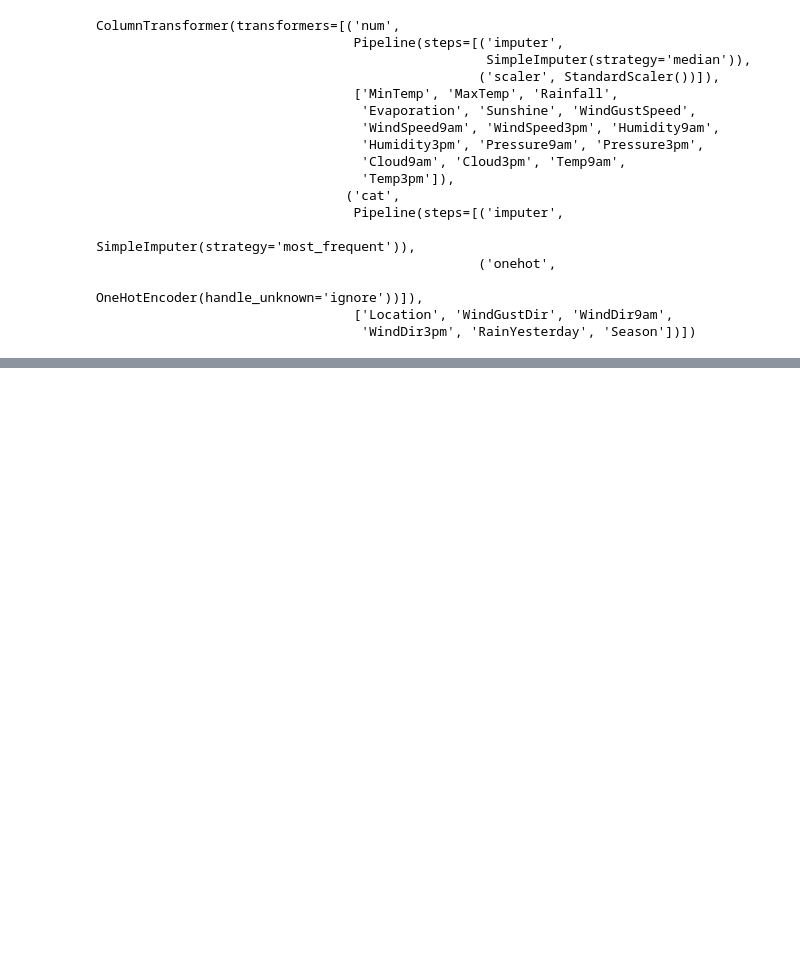
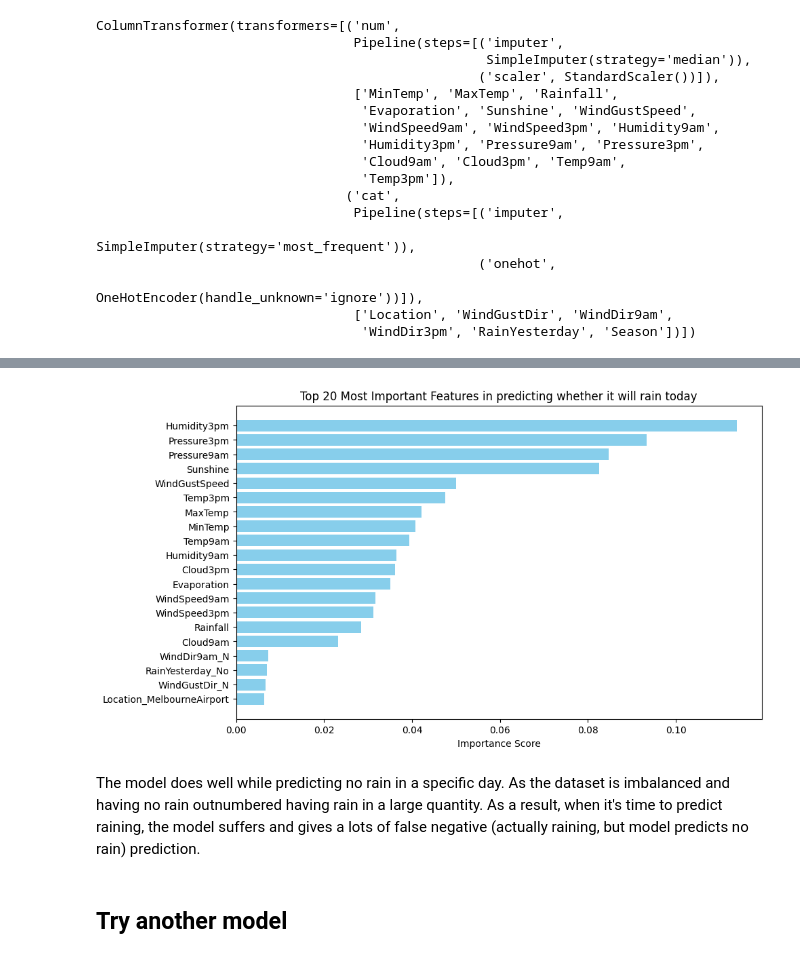
Before and after one commit to Tinonturja/MachineLearning, a Jupyter notebook: Rainfall_Prediction_Classifier.ipynb, the cells around one changed output, grey strips where cells are left out. Saved outputs shown, nothing was run; the diff lists cells and outputs as text; code cells hidden in the pictures; blank space fills up the shorter version.

```diff
--- a/Rainfall_Prediction_Classifier.ipynb
+++ b/Rainfall_Prediction_Classifier.ipynb
@@ -378,0 +537,2 @@ ColumnTransformer(transformers=[('num',
+# %%
+features = list(model.best_estimator_['preprocessor'].named_transformers_['cat'].named_steps['onehot'].get_feature_names_out(categorical_features))
@@ -378,0 +543,8 @@ ColumnTransformer(transformers=[('num',
+# %%
+feature_names = numerical_features + features
+
+
+feature_importances = model.best_estimator_['classifier'].feature_importances_
+
+importance_df = pd.DataFrame({'Feature': feature_names,
+                             'Importance': feature_importances}).sort_values(by = 'Importance', ascending = False)
@@ -378,0 +567,15 @@ ColumnTransformer(transformers=[('num',
+# %%
+N = 20
+top_features = importance_df.head(N)
+plt.figure(figsize=(10, 6))
+plt.barh(top_features['Feature'], top_features['Importance'], color='skyblue')
+plt.gca().invert_yaxis()  # Invert y-axis to show the most important feature on top
+plt.title(f'Top {N} Most Important Features in predicting whether it will rain today')
+plt.xlabel('Importance Score')
+plt.show()
+# %% [output]
+[figure, added]
+# %% [markdown]
+The model does well while predicting no rain in a specific day. As the dataset is imbalanced and having no rain outnumbered having rain in a large quantity. As a result, when it's time to predict raining, the model suffers and gives a lots of false negative (actually raining, but model predicts no rain) prediction.
+# %% [markdown]
+## Try another model
```
Also changed, not shown: parts of 21 cells of this notebook, 1 other file.
